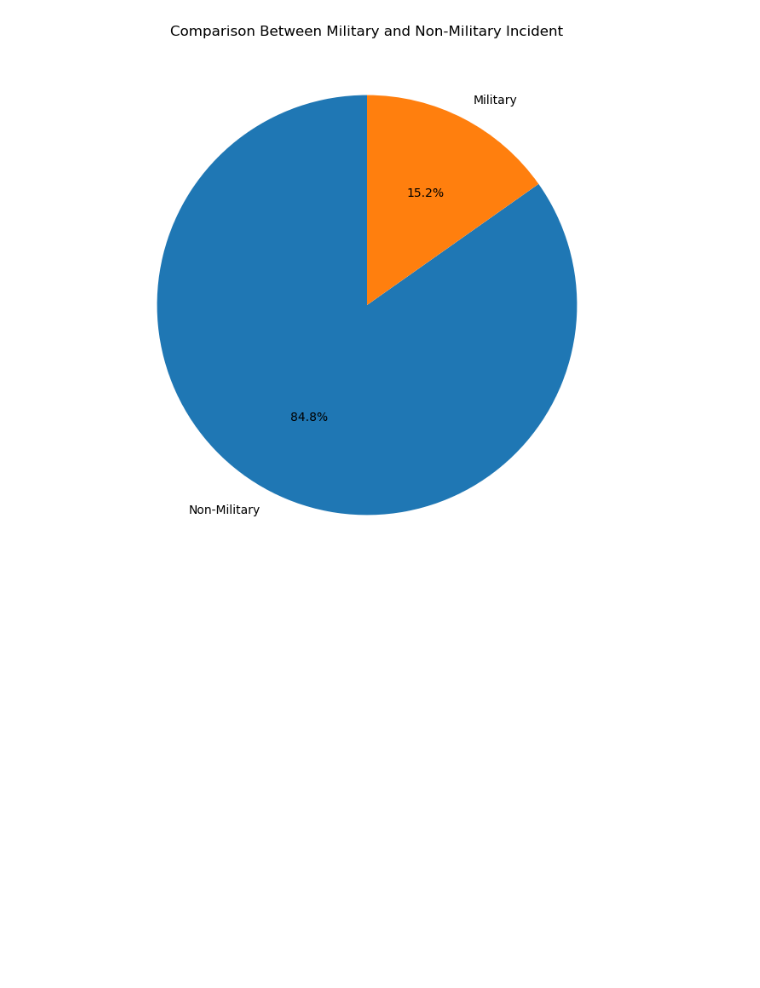
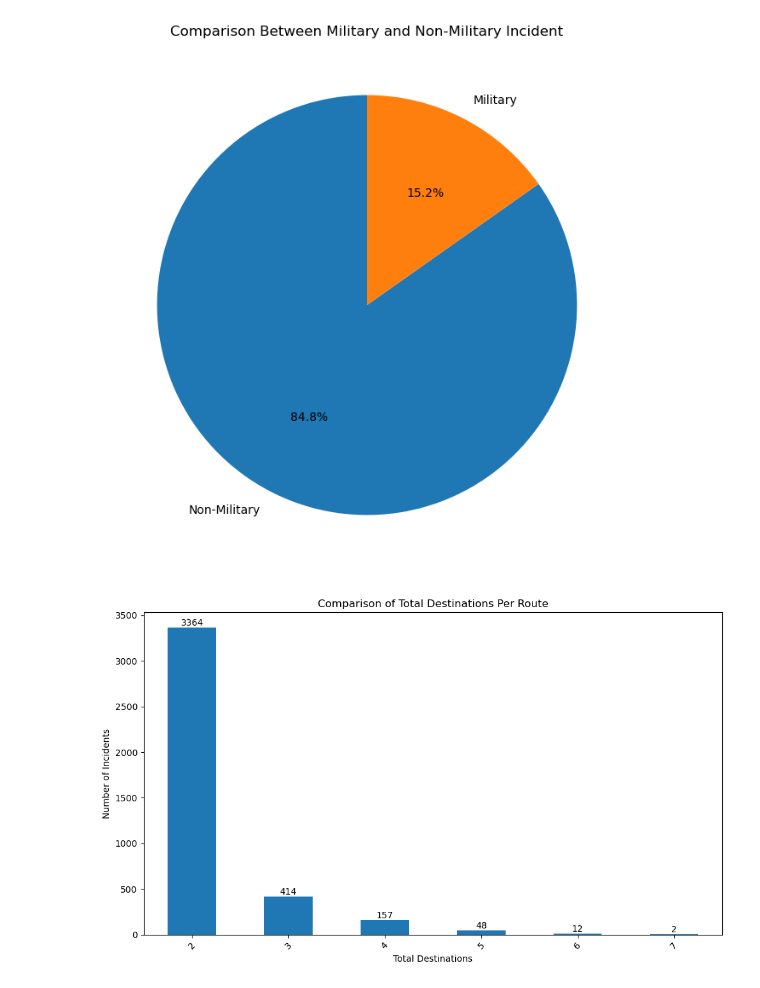
Before and after one commit to FlazeFy2/DS-Airplane_Crashes_Dataset_Since_1908, a Jupyter notebook: exploratory data analysis-pie.ipynb, the cells around one changed output. Saved outputs shown, nothing was run; the diff lists cells and outputs as text; code cells hidden in the pictures; blank space fills up the shorter version.

Commit message:
[DS] Exploratory Data Analysis (EDA) - Pie Chart Comparison of Total Destinations Per Route

```diff
--- a/exploratory data analysis-pie.ipynb
+++ b/exploratory data analysis-pie.ipynb
@@ -166,3 +166,34 @@ plt.ylabel("")
 plt.show()
 # %% [output]
 [figure]
+# %%
+import pandas as pd
+import matplotlib.pyplot as plt
+
+# Declaration
+df = pd.read_csv("Airplane_crashes_dataset_since_1908.csv", encoding="ISO-8859-1")
+
+# Exploratory Data Analysis (EDA) - Pie Chart Comparison of Total Destinations Per Route
+# Dataset
+df['total_route'] = df['route'].apply(
+    lambda x: x.count('-') + 1 if isinstance(x, str) and '-' in x else None
+)
+# Remove invalid total route
+df = df.dropna(subset=['total_route'])
+df['total_route'] = df['total_route'].astype(int)
+top_context = df['total_route'].value_counts().head(7)
+
+# Bar Chart
+plt.figure(figsize=(10, 6))
+ax = top_context.plot(kind='bar')
+# Add label
+for i, value in enumerate(top_context):
+    plt.text(i, value + 1, str(value), ha='center', va='bottom')
+plt.title("Comparison of Total Destinations Per Route")
+plt.xlabel("Total Destinations")
+plt.ylabel("Number of Incidents")
+plt.xticks(rotation=45)
+plt.tight_layout()
+plt.show()
+# %% [output]
+[figure, added]
```
